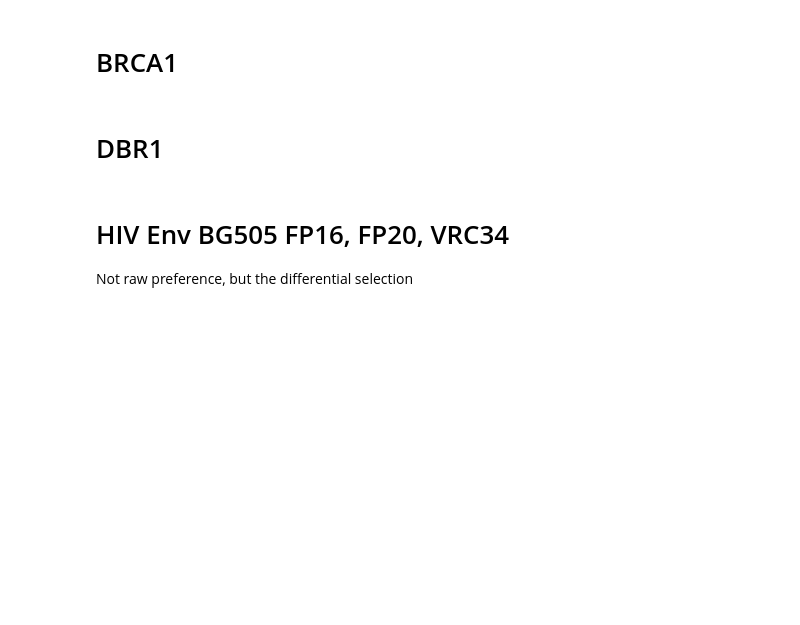
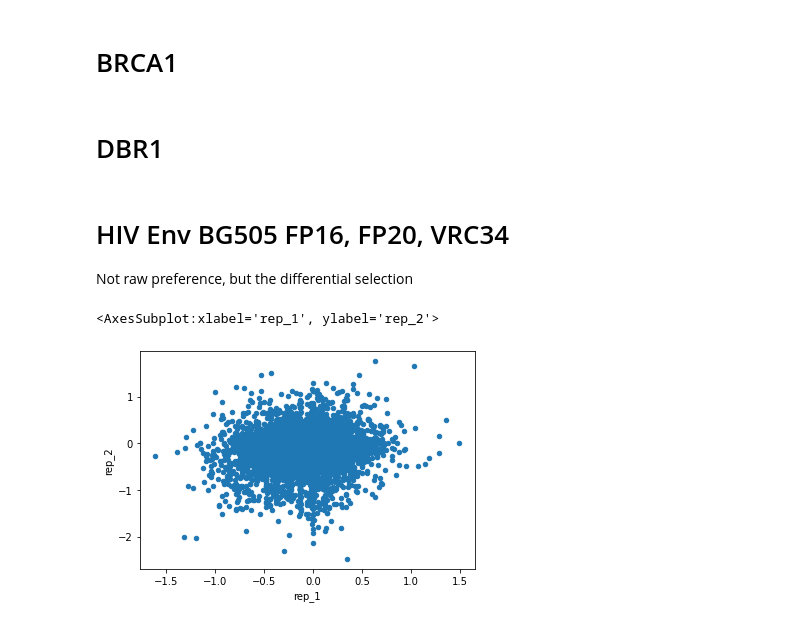
Before and after one commit to bartonlab/paper-DMS-inference, a Jupyter notebook: preference_transform.ipynb, the cells around one changed output. Saved outputs shown, nothing was run; the diff lists cells and outputs as text; code cells hidden in the pictures; blank space fills up the shorter version.

Commit message:
Update correlation calculation in figure1;

```diff
--- a/preference_transform.ipynb
+++ b/preference_transform.ipynb
@@ -514,0 +562,5 @@ df_merge.to_csv(PREF_MERGED_DIR + Target_name + '.csv.gz', index = False, compre
+# %%
+df_merge.plot.scatter('rep_1','rep_2')
+# %% [output]
+<AxesSubplot:xlabel='rep_1', ylabel='rep_2'>
+[figure, added]
```
Also changed, not shown: parts of 5 cells of this notebook, 35 other files.
